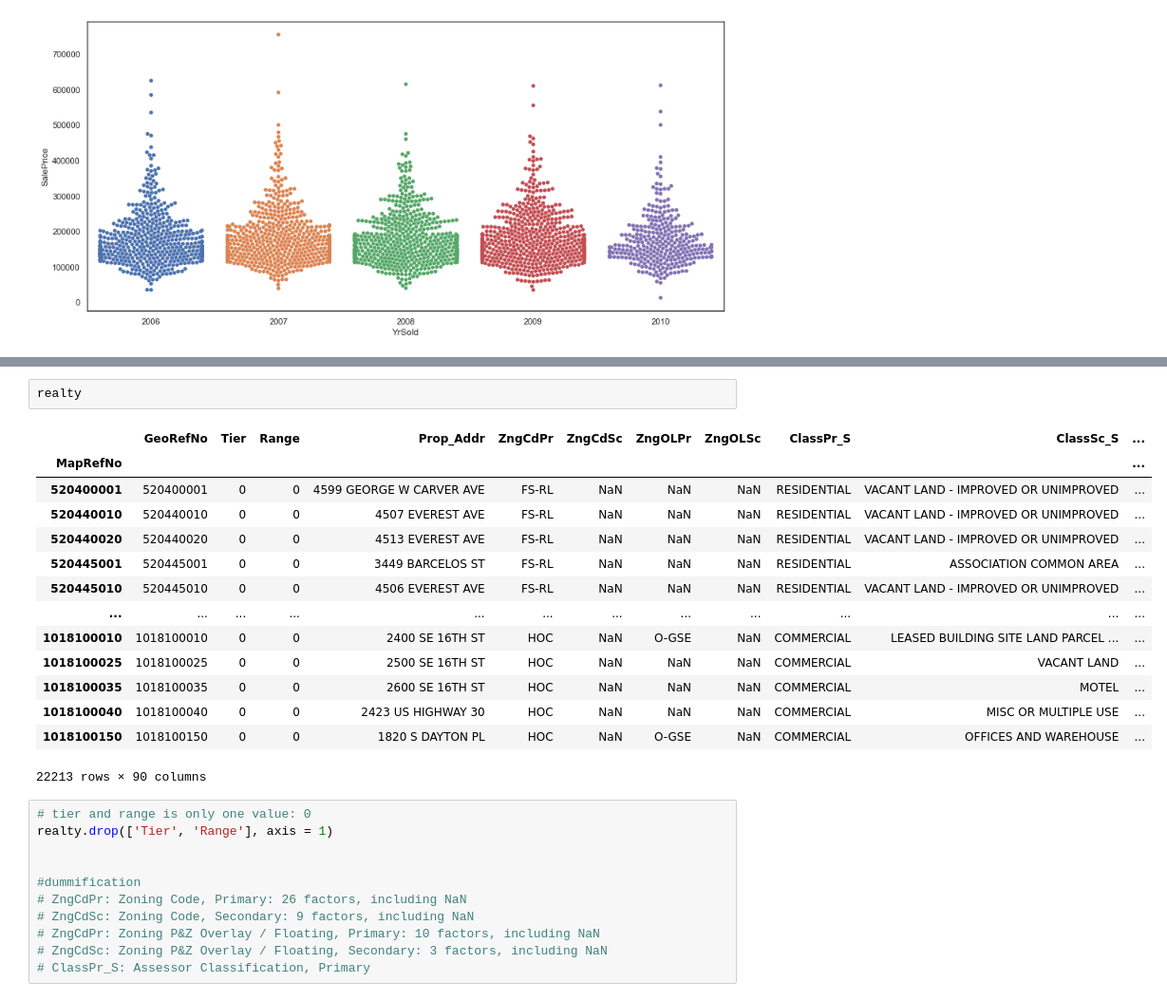
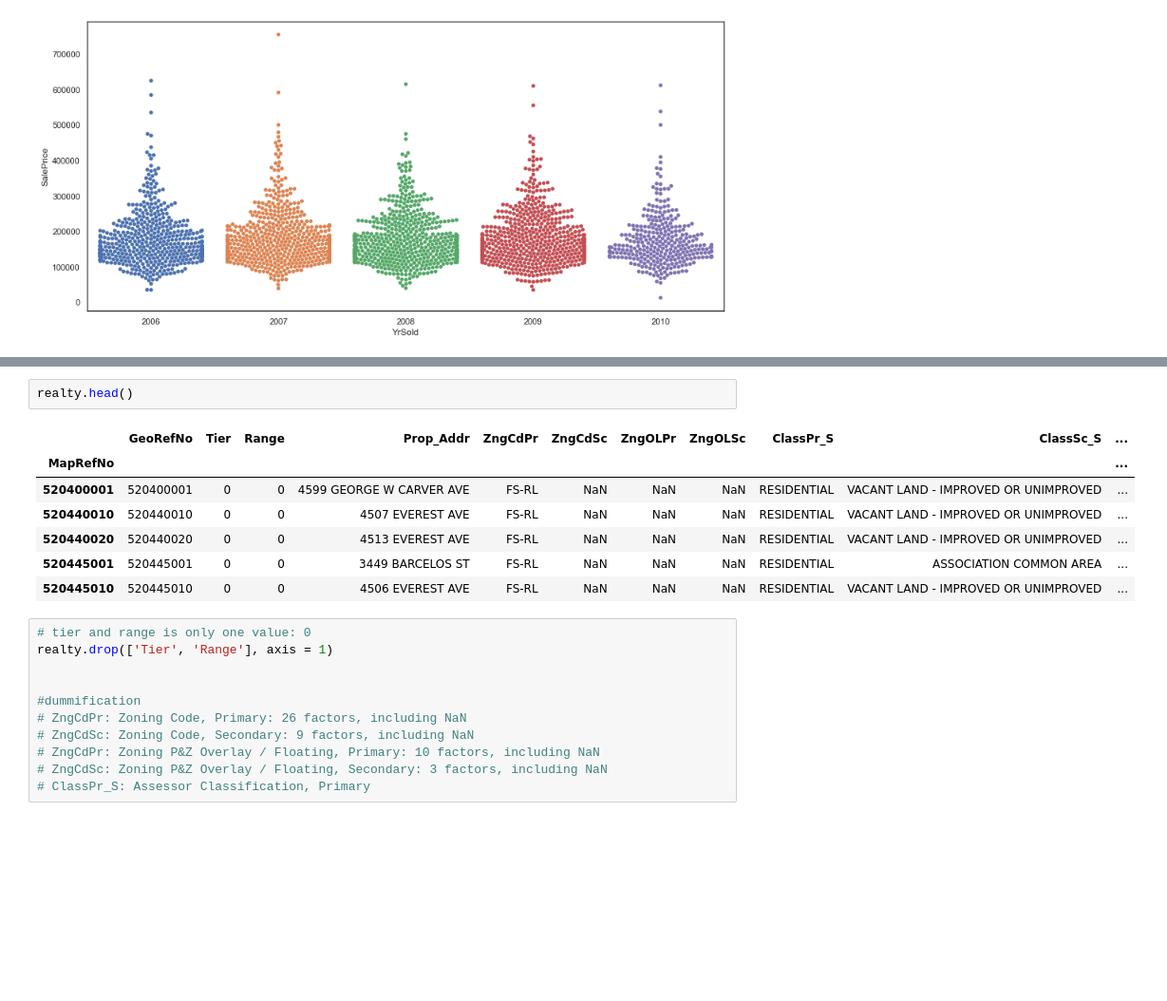
Before and after one commit to danielosetiawan/Ames_Housing_ML, a Jupyter notebook: DS - Ames.ipynb, the cells around one changed output, grey strips where cells are left out. Shown at 95% size. Drawn from its saved outputs; the diff is of its cells as text; blank space fills up the shorter version.

```diff
--- a/DS - Ames.ipynb
+++ b/DS - Ames.ipynb
@@ -288,20 +243,13 @@ Name: ClassPr_S, dtype: int64
 # %%
-realty
+realty.head()
 # %% [output]
 |  | GeoRefNo | Tier | Range | Prop_Addr | ZngCdPr | ZngCdSc | ZngOLPr | ZngOLSc | ClassPr_S | ClassSc_S | ... |
 | MapRefNo |  |  |  |  |  |  |  |  |  |  | ... |
 | 520400001 | 520400001 | 0 | 0 | 4599 GEORGE W CARVER AVE | FS-RL | NaN | NaN | NaN | RESIDENTIAL | VACANT LAND - IMPROVED OR UNIMPROVED | ... |
 | 520440010 | 520440010 | 0 | 0 | 4507 EVEREST AVE | FS-RL | NaN | NaN | NaN | RESIDENTIAL | VACANT LAND - IMPROVED OR UNIMPROVED | ... |
 | 520440020 | 520440020 | 0 | 0 | 4513 EVEREST AVE | FS-RL | NaN | NaN | NaN | RESIDENTIAL | VACANT LAND - IMPROVED OR UNIMPROVED | ... |
 | 520445001 | 520445001 | 0 | 0 | 3449 BARCELOS ST | FS-RL | NaN | NaN | NaN | RESIDENTIAL | ASSOCIATION COMMON AREA | ... |
 | 520445010 | 520445010 | 0 | 0 | 4506 EVEREST AVE | FS-RL | NaN | NaN | NaN | RESIDENTIAL | VACANT LAND - IMPROVED OR UNIMPROVED | ... |
-| ... | ... | ... | ... | ... | ... | ... | ... | ... | ... | ... | ... |
-| 1018100010 | 1018100010 | 0 | 0 | 2400 SE 16TH ST | HOC | NaN | O-GSE | NaN | COMMERCIAL | LEASED BUILDING SITE LAND PARCEL ... | ... |
-| 1018100025 | 1018100025 | 0 | 0 | 2500 SE 16TH ST | HOC | NaN | NaN | NaN | COMMERCIAL | VACANT LAND | ... |
-| 1018100035 | 1018100035 | 0 | 0 | 2600 SE 16TH ST | HOC | NaN | NaN | NaN | COMMERCIAL | MOTEL | ... |
-| 1018100040 | 1018100040 | 0 | 0 | 2423 US HIGHWAY 30 | HOC | NaN | NaN | NaN | COMMERCIAL | MISC OR MULTIPLE USE | ... |
-| 1018100150 | 1018100150 | 0 | 0 | 1820 S DAYTON PL | HOC | NaN | O-GSE | NaN | COMMERCIAL | OFFICES AND WAREHOUSE | ... |
-22213 rows × 90 columns
 # %%
 # tier and range is only one value: 0
 realty.drop(['Tier', 'Range'], axis = 1)
```
Also changed, not shown: parts of 26 cells of this notebook, 3 other files.
